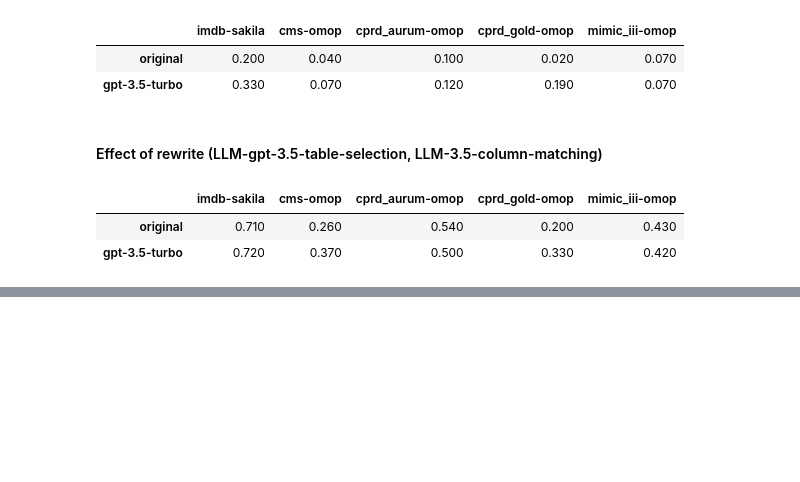
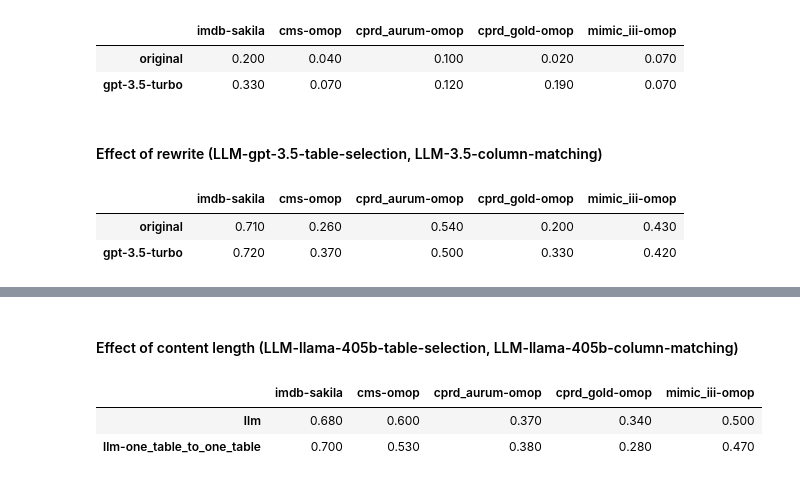
Before and after one commit to knowledge-fusion/LLMatch, a Jupyter notebook: workspace.ipynb, the cells around one changed output, grey strips where cells are left out. Drawn from its saved outputs; the diff is of its cells as text; code cells hidden in the pictures; blank space fills up the shorter version.

```diff
--- a/workspace.ipynb
+++ b/workspace.ipynb
@@ -140,0 +166,9 @@ main_result
+# %%
+main_result = effect_of_context_length(llm='deepinfra/meta-llama/Meta-Llama-3.1-405B-Instruct')
+display(Markdown("#### Effect of content length (LLM-llama-405b-table-selection, LLM-llama-405b-column-matching)"))
+main_result
+# %% [output]
+#### Effect of content length (LLM-llama-405b-table-selection, LLM-llama-405b-column-matching)
+|  | imdb-sakila | cms-omop | cprd_aurum-omop | cprd_gold-omop | mimic_iii-omop |
+| llm | 0.680 | 0.600 | 0.370 | 0.340 | 0.500 |
+| llm-one_table_to_one_table | 0.700 | 0.530 | 0.380 | 0.280 | 0.470 |
```
Also changed, not shown: parts of 7 cells of this notebook, 6 other files.
